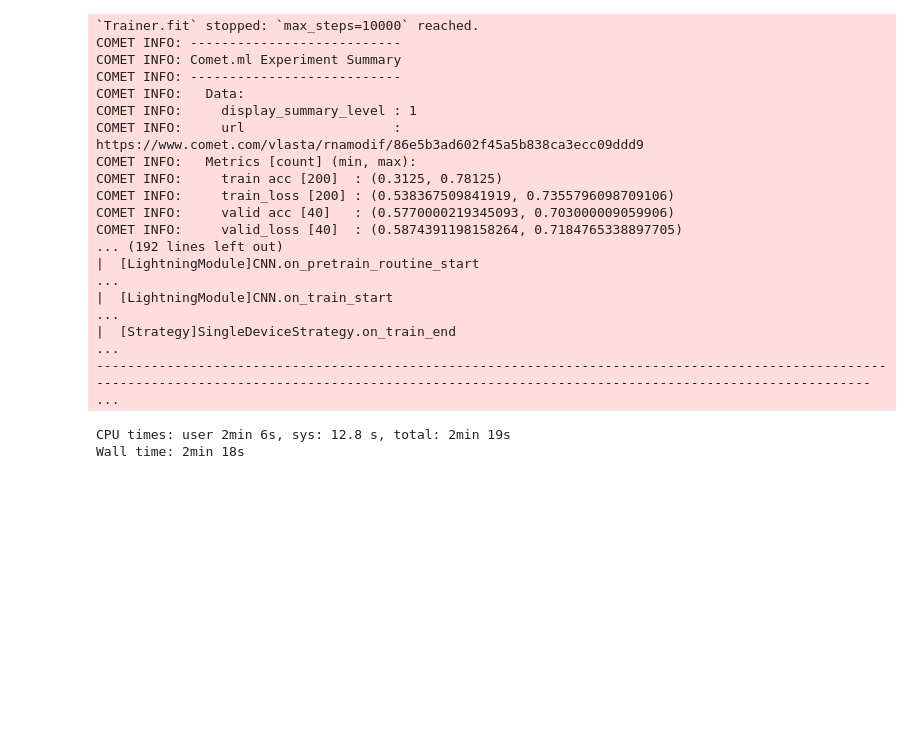
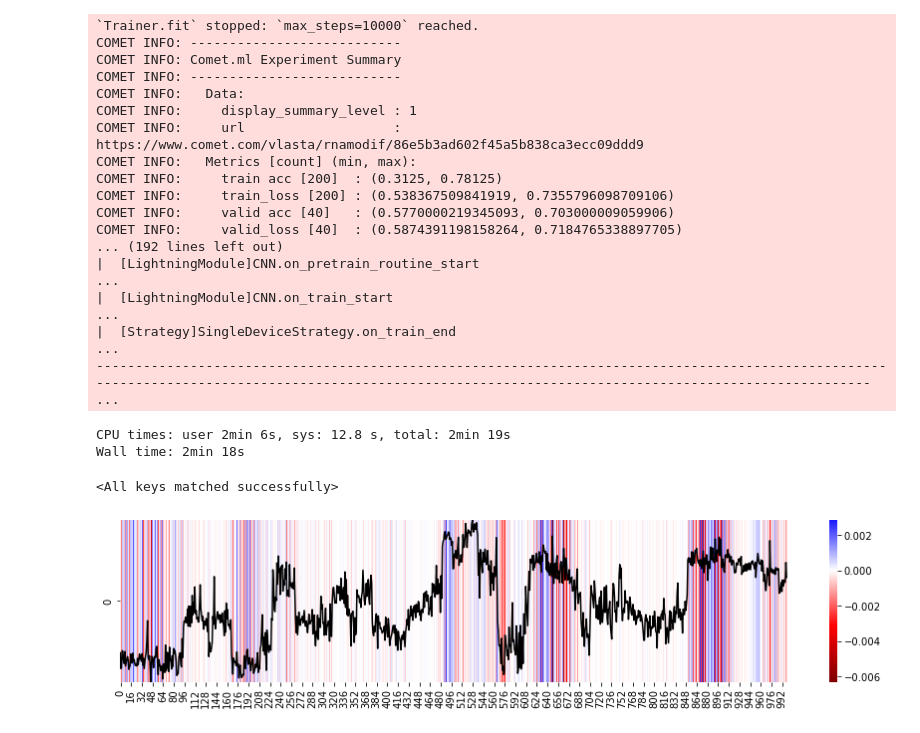
Before and after one commit to maragkakislab/rnakinet, a Jupyter notebook: Training.ipynb, the cells around one changed output. Drawn from its saved outputs; the diff is of its cells as text; code cells hidden in the pictures; blank space fills up the shorter version.

```diff
--- a/Training.ipynb
+++ b/Training.ipynb
@@ -50,7 +12,7 @@ train_dset, valid_dset = get_my_dataset()
 from torch.utils.data import DataLoader
 import pytorch_lightning as pl
 from pytorch_lightning.loggers import CometLogger
-
+#TODO more workers?
 train_loader = DataLoader(train_dset, batch_size=32, num_workers=32,
                           pin_memory=True, persistent_workers=True)
 valid_loader = DataLoader(valid_dset, batch_size=32, num_workers=32,
@@ -58,10 +20,9 @@ valid_loader = DataLoader(valid_dset, batch_size=32, num_workers=32,
 
 
 logger = CometLogger(api_key="TEVQbgxxvilM1WdTyqZLJ57ac", project_name='RNAModif')
-# logger = None #For testing purposes only
 trainer= pl.Trainer(
     max_steps = 10000, logger=logger, accelerator='gpu', #max_epochs=-1,
-    auto_lr_find=False, val_check_interval=250, profiler="simple",benchmark=True) #try benchmark=tru
+    auto_lr_find=False, val_check_interval=500, log_every_n_steps=500, profiler="simple",benchmark=True) #try benchmark=tru
 trainer.fit(model, train_loader, valid_loader)
 # %% [output]
 CometLogger will be initialized in online mode
@@ -106,0 +71,32 @@ Wall time: 2min 18s
+# %%
+the_model = model = CNN(1e-5)
+the_model.load_state_dict(torch.load('./saved_models/test_model'))
+# %% [output]
+<All keys matched successfully>
+# %%
+import captum
+from captum.attr import LayerIntegratedGradients, TokenReferenceBase, visualization
+from captum.attr import IntegratedGradients
+from matplotlib import pyplot as plt
+import seaborn as sns
+
+#TODO integrate basecaller + compute how much attention does my model pay to Us vs other bases
+x, y = next(iter(valid_loader))
+inp = torch.tensor(x)[0:1,:,:]
+baseline = torch.zeros(inp.shape)
+
+ig = IntegratedGradients(the_model)
+attributions, delta = ig.attribute(inp, baseline, target=0, return_convergence_delta=True)
+# print('IG Attributions:', attributions.shape)
+# print('Convergence Delta:', delta.shape)
+
+figure_name = plt.figure(figsize=(15, 3))
+signal = x[0,0,:].numpy()
+signal_norm = (signal/(2*np.max(np.abs(signal))))+0.5
+
+plt.plot(signal_norm, zorder=1, color='black')
+heatmap = sns.heatmap(attributions[0,:,:], zorder=0,cbar=True, cmap='seismic_r', center=0)
+
+plt.show()
+# %% [output]
+[figure, added]
```
Also changed, not shown: parts of 6 cells of this notebook, 5 other files.
